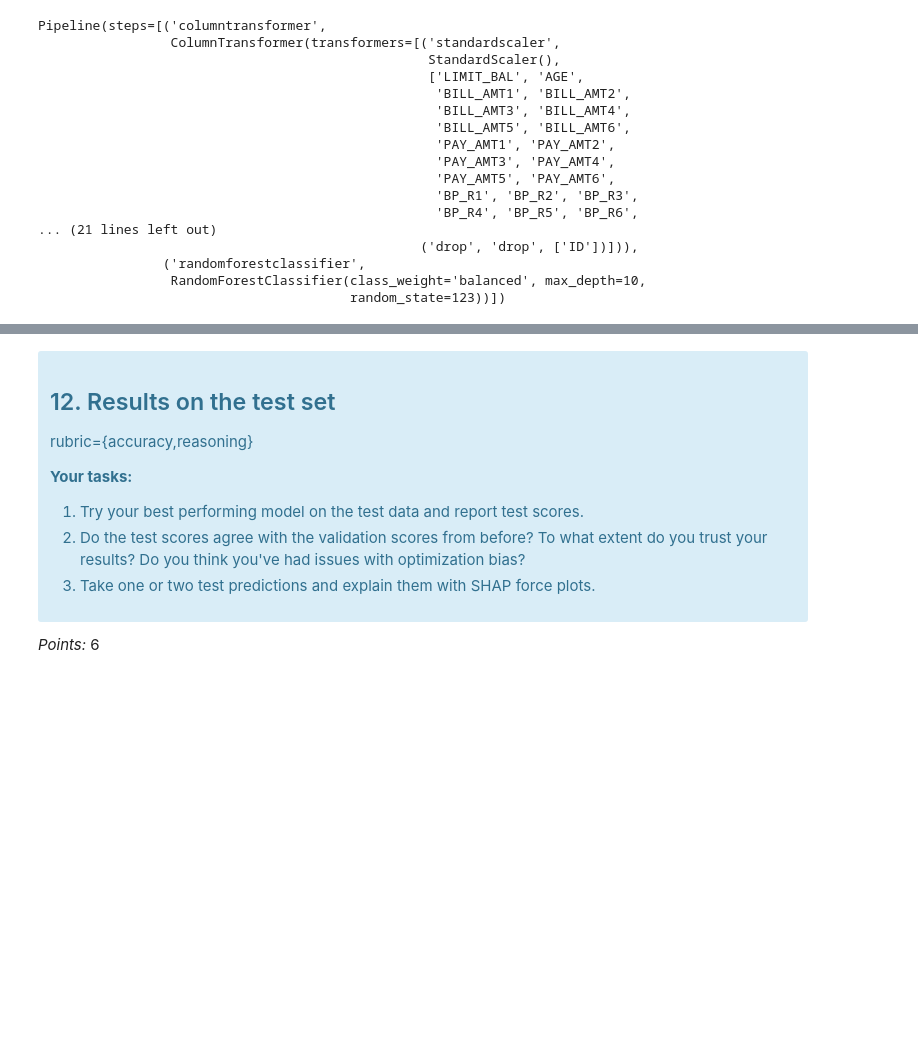
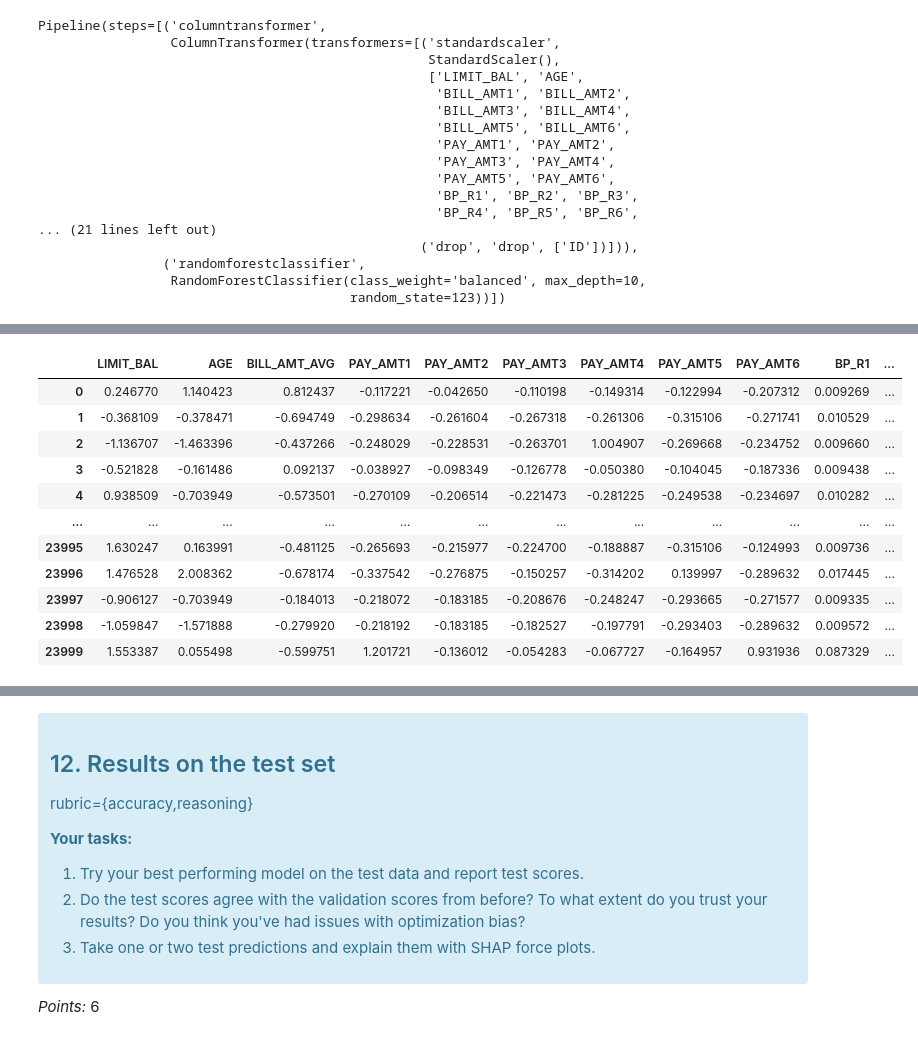
Before and after one commit to UBC-MDS/dsci573_lab4, a Jupyter notebook: lab4.ipynb, the cells around one changed output, grey strips where cells are left out. Drawn from its saved outputs; the diff is of its cells as text; code cells hidden in the pictures; blank space fills up the shorter version.

```diff
--- a/lab4.ipynb
+++ b/lab4.ipynb
@@ -1402,0 +1512,91 @@ eli5.explain_weights(rf_best.named_steps["randomforestclassifier"], feature_name
+# %%
+train_df_11 = train_df.copy()
+test_df_11 = test_df.copy()
+
+train_df_11['BILL_AMT_AVG'] = train_df_11[['BILL_AMT1', 'BILL_AMT2', 'BILL_AMT3', 'BILL_AMT4', 'BILL_AMT5','BILL_AMT6']].mean(axis=1)
+test_df_11['BILL_AMT_AVG'] = test_df_11[['BILL_AMT1', 'BILL_AMT2', 'BILL_AMT3', 'BILL_AMT4', 'BILL_AMT5','BILL_AMT6']].mean(axis=1)
+
+train_df_11['CB_AVG'] = train_df_11[['CB_1', 'CB_2', 'CB_3', 'CB_4', 'CB_5','CB_6']].mean(axis=1)
+test_df_11['CB_AVG'] = test_df_11[['CB_1', 'CB_2', 'CB_3', 'CB_4', 'CB_5','CB_6']].mean(axis=1)
+
+X_train_11 = train_df_11.drop(columns='target')
+y_train_11 = train_df_11['target']
+X_test_11 = test_df_11.drop(columns='target')
+y_test_11 = test_df_11['target']
+
+# create new preprocessor
+edu_feat = ['EDUCATION']
+pay_feat = ['PAY_1', 'PAY_2', 'PAY_3', 'PAY_4', 'PAY_5', 'PAY_6']
+binary_feat = ['SEX']
+cat_feat = ['MARRIAGE']
+drop_feat_11 = ['ID',
+'BILL_AMT1',
+'BILL_AMT2',
+'BILL_AMT3',
+'BILL_AMT4',
+'BILL_AMT5',
+'BILL_AMT6',
+'CB_1',
+'CB_2',
+'CB_3',
+'CB_4',
+'CB_5',
+'CB_6' ]
+num_feat_11 =[
+'LIMIT_BAL',
+'AGE',
+'BILL_AMT_AVG',
+'PAY_AMT1',
+'PAY_AMT2',
+'PAY_AMT3',
+'PAY_AMT4',
+'PAY_AMT5',
+'PAY_AMT6',
+'BP_R1',
+'BP_R2',
+'BP_R3',
+'BP_R4',
+'BP_R5',
+'BP_R6',
+'CB_AVG'
+]
+pay_order = [-2, -1, 0, 1, 2, 3, 4, 5, 6, 7, 8]
+
+preprocessor_11 = make_column_transformer(
+    (StandardScaler(),num_feat_11),
+    (OneHotEncoder(drop='if_binary', dtype = int), binary_feat),
+    (OneHotEncoder(handle_unknown="ignore", sparse=False, dtype = int), cat_feat),
+    (OrdinalEncoder(dtype=int), edu_feat),
+    (OrdinalEncoder(categories=[pay_order], dtype=int, handle_unknown = 'use_encoded_value', unknown_value = 12), ['PAY_1']),
+    (OrdinalEncoder(categories=[pay_order], dtype=int, handle_unknown = 'use_encoded_value', unknown_value = 12), ['PAY_2']),
+    (OrdinalEncoder(categories=[pay_order], dtype=int, handle_unknown = 'use_encoded_value', unknown_value = 12), ['PAY_3']),
+    (OrdinalEncoder(categories=[pay_order], dtype=int, handle_unknown = 'use_encoded_value', unknown_value = 12), ['PAY_4']),
+    (OrdinalEncoder(categories=[pay_order], dtype=int, handle_unknown = 'use_encoded_value', unknown_value = 12), ['PAY_5']),
+    (OrdinalEncoder(categories=[pay_order], dtype=int, handle_unknown = 'use_encoded_value', unknown_value = 12), ['PAY_6']),
+    ("drop", drop_feat_11)
+)
+preprocessor_11
+transformed_11 = preprocessor_11.fit_transform(X_train_11)
+column_names_11 = (
+    num_feat_11
+    + binary_feat
+    + preprocessor_11.named_transformers_["onehotencoder-2"].get_feature_names_out().tolist()
+    + edu_feat
+    + pay_feat
+)
+
+X_train_enc_11 = pd.DataFrame(transformed_11, columns=column_names_11)
+X_train_enc_11.head(2)
+# %% [output]
+|  | LIMIT_BAL | AGE | BILL_AMT_AVG | PAY_AMT1 | PAY_AMT2 | PAY_AMT3 | PAY_AMT4 | PAY_AMT5 | PAY_AMT6 | BP_R1 | ... |
+| 0 | 0.246770 | 1.140423 | 0.812437 | -0.117221 | -0.042650 | -0.110198 | -0.149314 | -0.122994 | -0.207312 | 0.009269 | ... |
+| 1 | -0.368109 | -0.378471 | -0.694749 | -0.298634 | -0.261604 | -0.267318 | -0.261306 | -0.315106 | -0.271741 | 0.010529 | ... |
+| 2 | -1.136707 | -1.463396 | -0.437266 | -0.248029 | -0.228531 | -0.263701 | 1.004907 | -0.269668 | -0.234752 | 0.009660 | ... |
+| 3 | -0.521828 | -0.161486 | 0.092137 | -0.038927 | -0.098349 | -0.126778 | -0.050380 | -0.104045 | -0.187336 | 0.009438 | ... |
+| 4 | 0.938509 | -0.703949 | -0.573501 | -0.270109 | -0.206514 | -0.221473 | -0.281225 | -0.249538 | -0.234697 | 0.010282 | ... |
+| ... | ... | ... | ... | ... | ... | ... | ... | ... | ... | ... | ... |
+| 23995 | 1.630247 | 0.163991 | -0.481125 | -0.265693 | -0.215977 | -0.224700 | -0.188887 | -0.315106 | -0.124993 | 0.009736 | ... |
+| 23996 | 1.476528 | 2.008362 | -0.678174 | -0.337542 | -0.276875 | -0.150257 | -0.314202 | 0.139997 | -0.289632 | 0.017445 | ... |
+| 23997 | -0.906127 | -0.703949 | -0.184013 | -0.218072 | -0.183185 | -0.208676 | -0.248247 | -0.293665 | -0.271577 | 0.009335 | ... |
+| 23998 | -1.059847 | -1.571888 | -0.279920 | -0.218192 | -0.183185 | -0.182527 | -0.197791 | -0.293403 | -0.289632 | 0.009572 | ... |
+| 23999 | 1.553387 | 0.055498 | -0.599751 | 1.201721 | -0.136012 | -0.054283 | -0.067727 | -0.164957 | 0.931936 | 0.087329 | ... |
```
Also changed, not shown: parts of 14 cells of this notebook.
